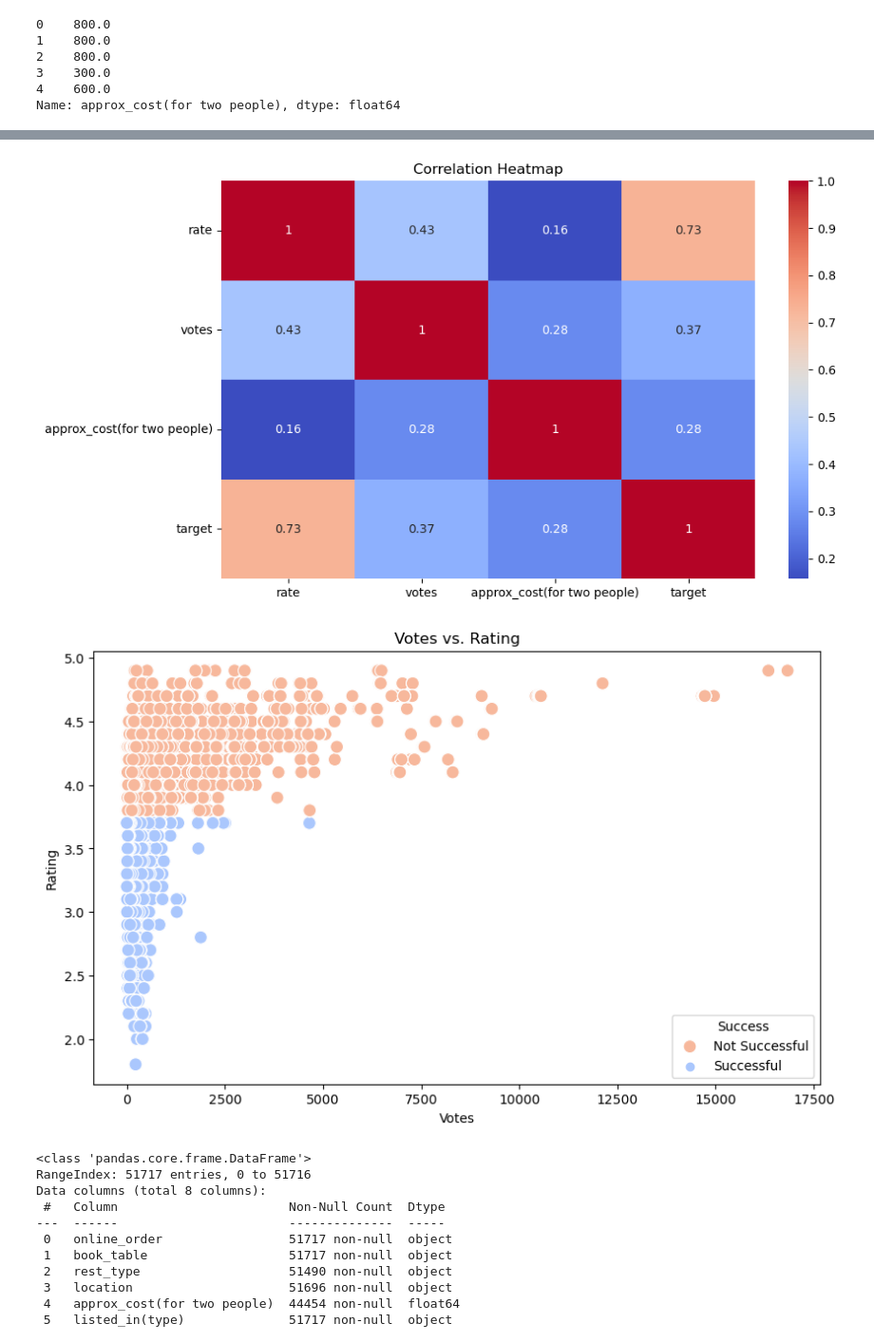
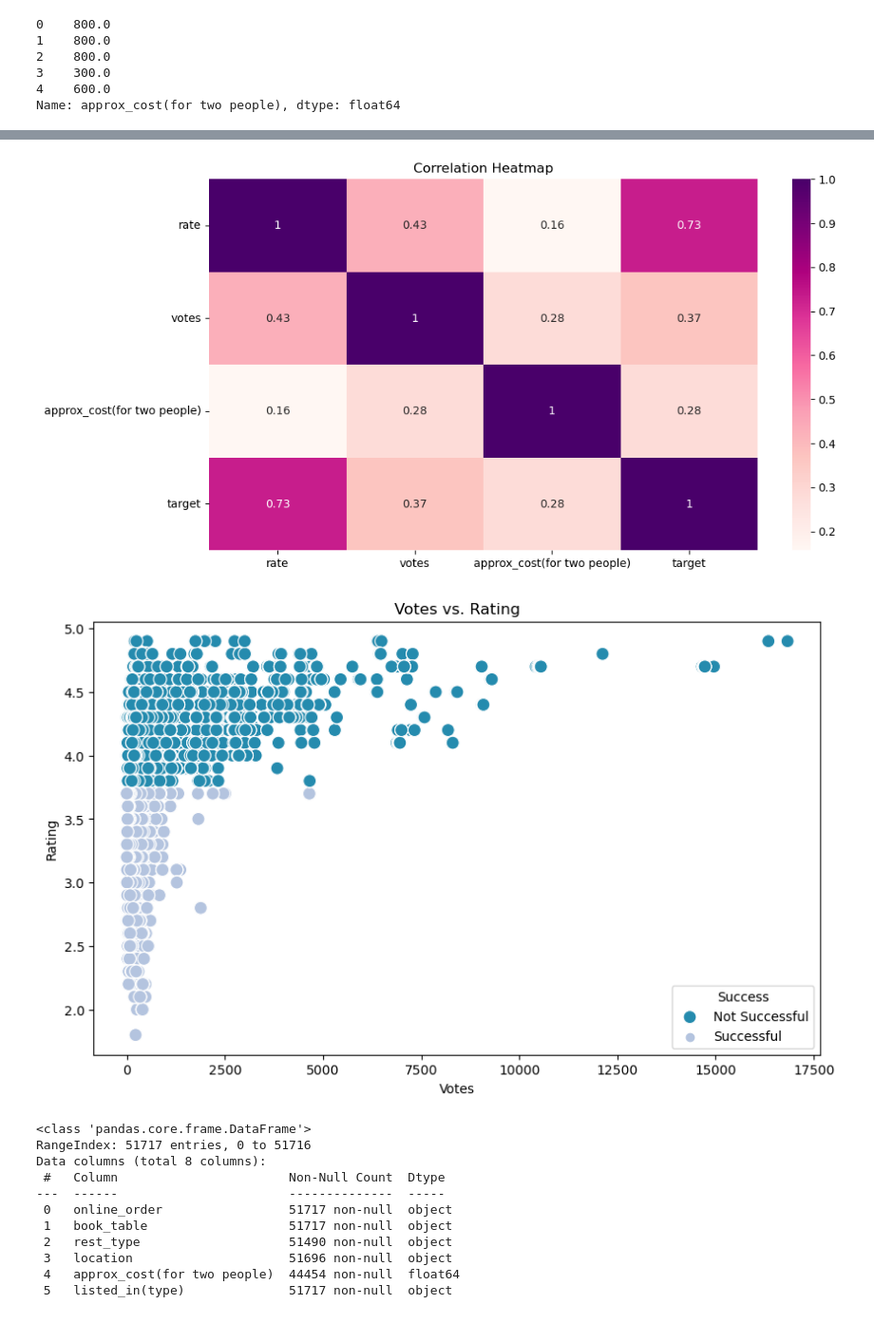
Before and after one commit to ArwaaRadwan/Resturant-Predictions, a Jupyter notebook: Project1 (2).ipynb, the cells around one changed output, grey strips where cells are left out. Shown: that part at 95% size. Drawn from its saved outputs; the diff is of its cells as text; code cells hidden in the pictures.

```diff
--- a/Project1 (2).ipynb
+++ b/Project1 (2).ipynb
@@ -135,21 +142,24 @@ plt.show()
 # %%
-plt.figure(figsize=(10, 6))
+#Correlation Heatmap
+plt.figure(figsize=(11, 6))
 corr = df.corr()
-sns.heatmap(corr, annot=True, cmap='coolwarm')
+sns.heatmap(corr, annot=True, cmap='RdPu')
+#annot=True means that the correlation coefficients will be annotated (displayed) in each cell of the heatmap.
+
 plt.title('Correlation Heatmap')
 plt.show()
 # %% [output]
-[figure, old version]
+[figure, new version]
 # %%
 plt.figure(figsize=(10, 6))
-sns.scatterplot(data=df, x='votes', y='rate', hue='target', palette='coolwarm', s=100)
+sns.scatterplot(data=df, x='votes', y='rate', hue='target', palette='PuBuGn', s=100)
 plt.title('Votes vs. Rating')
 plt.xlabel('Votes')
 plt.ylabel('Rating')
 plt.legend(title='Success', labels=['Not Successful', 'Successful'])
 plt.show()
 # %% [output]
-[figure, old version]
+[figure, new version]
 # %%
 from sklearn.compose import ColumnTransformer
 from sklearn.preprocessing import OneHotEncoder , StandardScaler , MinMaxScaler
```
Also changed, not shown: parts of 6 cells of this notebook.
